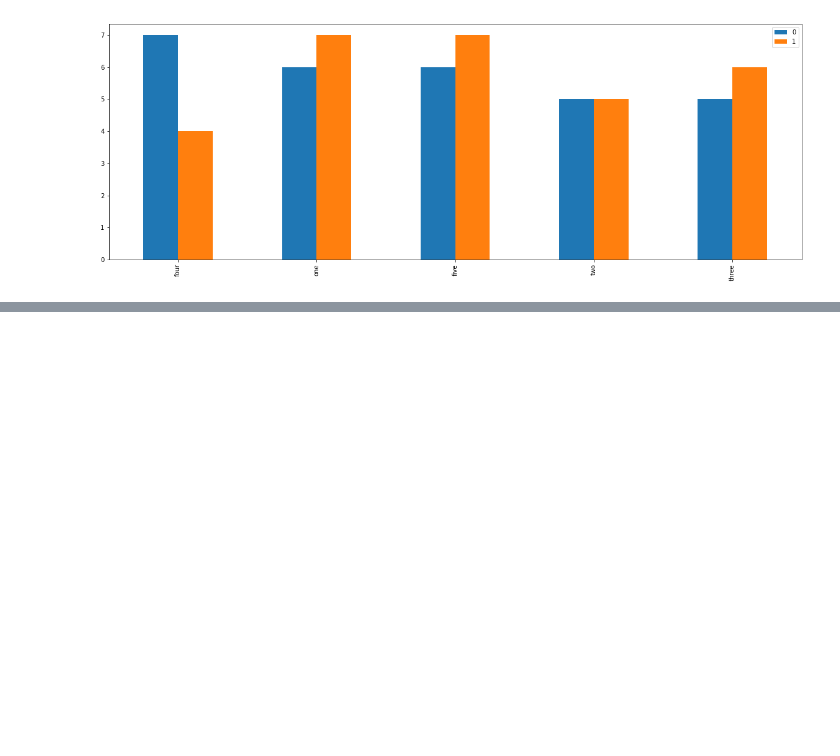
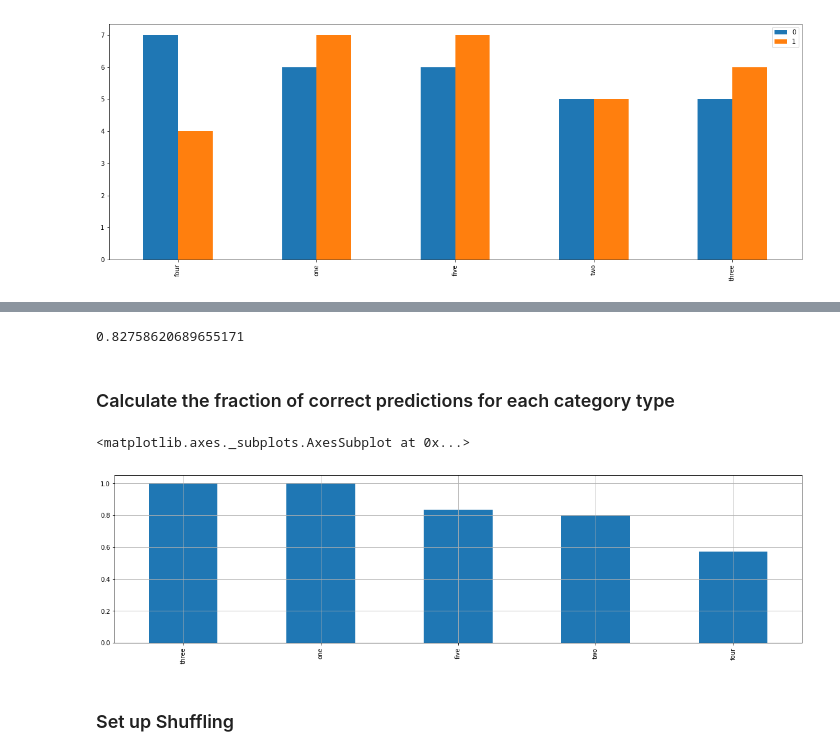
Before and after one commit to ismms-himc/clustergrammer_signature_methods, a Jupyter notebook: notebooks/1.0_Working_on_Signature_Methods.ipynb, the cells around one changed output, grey strips where cells are left out. Cells and saved outputs as stored; diff of their text form; code cells hidden in the pictures; blank space fills up the shorter version.

```diff
--- a/notebooks/1.0_Working_on_Signature_Methods.ipynb
+++ b/notebooks/1.0_Working_on_Signature_Methods.ipynb
@@ -121,10 +102,0 @@ dtype: float64
-# %%
-df['ini_gbm'] = df['ini_mi'].groupby(level=inst_level).mean().transpose()
-cols = df['ini_gbm'].columns.tolist()
-new_cols = []
-for inst_col in cols:
-    new_col = (inst_col, inst_level + ': ' + inst_col)
-    new_cols.append(new_col)
-df['ini_gbm'].columns = new_cols
-# %%
-df['cat_sig'] = df['ini_gbm'].ix[keep_genes]
@@ -139,6 +113,3 @@ Widget Javascript not detected.  It may not be installed or enabled properly.
 # %% [markdown]
 ### Visualize Informative Dimensions in Original Data
 Generate a matrix with only category-informative dimensions/genes.
-# %%
-df['ini_info'] = df['ini'].ix[keep_genes]
-df['ini_info'].shape
@@ -326,25 +250,3 @@ df['compare_pop'].plot(kind='bar', figsize=(20,7))
 # %% [output]
 <matplotlib.axes._subplots.AxesSubplot at 0x...>
 [figure]
-# %%
-all_cts = sorted(df['sig_sim'].columns.tolist())
-num_cts = len(all_cts)
-mat = np.zeros([num_cts, num_cts])
-df['ct_confuse'] = pd.DataFrame(data=mat, index=all_cts, columns=all_cts)
-
-rows = df['pred_cat'].index.tolist()
-
-for inst_row in rows:
-    orig_tissue = inst_row[1].split(': ')[1]
-    pred_tissue = inst_row[2].split(': ')[1]
-
-    inst_num = ct_count[orig_tissue]
-    if orig_tissue == pred_tissue:
-        df['ct_confuse'][orig_tissue].loc[pred_tissue] = df['ct_confuse'][orig_tissue].loc[pred_tissue] + 1/inst_num
-    else:
-        index_orig = all_cts.index(orig_tissue)
-        index_pred = all_cts.index(pred_tissue)
-
-        df['ct_confuse'][orig_tissue].loc[pred_tissue] = df['ct_confuse'][orig_tissue].loc[pred_tissue] + 1/inst_num
-
-df['ct_confuse'] = df['ct_confuse'].transpose()
@@ -361,0 +268,22 @@ net.widget()
+# %%
+fraction_correct = total_correct/float(total_pred)
+fraction_correct
+# %% [output]
+0.82758620689655171
+# %% [markdown]
+### Calculate the fraction of correct predictions for each category type
+# %%
+correct_list = []
+cat_counts = df['conf'].sum(axis=1)
+all_cols = df['conf'].columns.tolist()
+for inst_cat in all_cols:
+    inst_correct = df['conf'][inst_cat].loc[inst_cat] / cat_counts[inst_cat]
+    correct_list.append(inst_correct)
+
+ser_correct = pd.Series(data=correct_list, index=all_cols)
+ser_correct.sort_values(ascending=False).plot(kind='bar', figsize=(20,5), grid=True)
+# %% [output]
+<matplotlib.axes._subplots.AxesSubplot at 0x...>
+[figure, added]
+# %% [markdown]
+### Set up Shuffling
```
Also changed, not shown: parts of 17 cells of this notebook, 2 other files.
